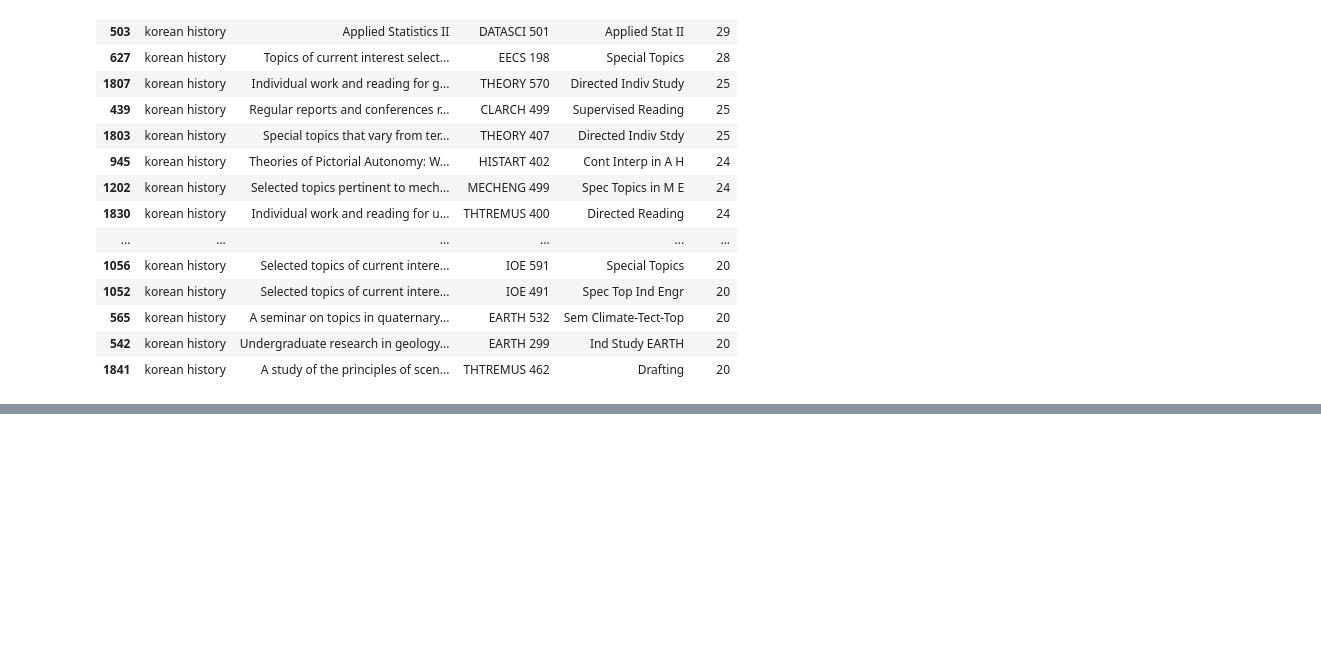
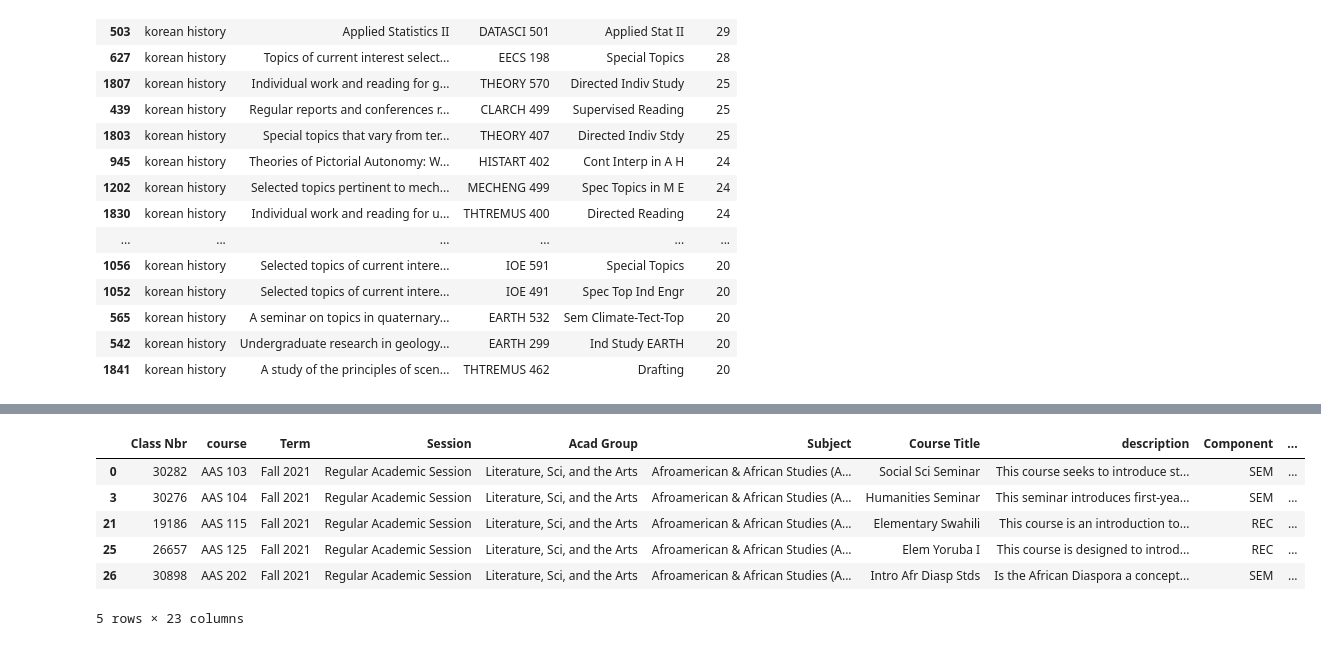
Before and after one commit to yessie-kim/classeek, a Jupyter notebook: free_text.ipynb, the cells around one changed output, grey strips where cells are left out. Cells and saved outputs as stored; diff of their text form; code cells hidden in the pictures; blank space fills up the shorter version.

```diff
--- a/free_text.ipynb
+++ b/free_text.ipynb
@@ -98,0 +97,10 @@ NameError: name 'f_21' is not defined
+# %%
+df.head()
+# %% [output]
+|  | Class Nbr | course | Term | Session | Acad Group | Subject | Course Title | description | Component | ... |
+| 0 | 30282 | AAS 103 | Fall 2021 | Regular Academic Session | Literature, Sci, and the Arts | Afroamerican & African Studies (A... | Social Sci Seminar | This course seeks to introduce st... | SEM | ... |
+| 3 | 30276 | AAS 104 | Fall 2021 | Regular Academic Session | Literature, Sci, and the Arts | Afroamerican & African Studies (A... | Humanities Seminar | This seminar introduces first-yea... | SEM | ... |
+| 21 | 19186 | AAS 115 | Fall 2021 | Regular Academic Session | Literature, Sci, and the Arts | Afroamerican & African Studies (A... | Elementary Swahili | This course is an introduction to... | REC | ... |
+| 25 | 26657 | AAS 125 | Fall 2021 | Regular Academic Session | Literature, Sci, and the Arts | Afroamerican & African Studies (A... | Elem Yoruba I | This course is designed to introd... | REC | ... |
+| 26 | 30898 | AAS 202 | Fall 2021 | Regular Academic Session | Literature, Sci, and the Arts | Afroamerican & African Studies (A... | Intro Afr Diasp Stds | Is the African Diaspora a concept... | SEM | ... |
+5 rows × 23 columns
```
Also changed, not shown: parts of 3 cells of this notebook.
